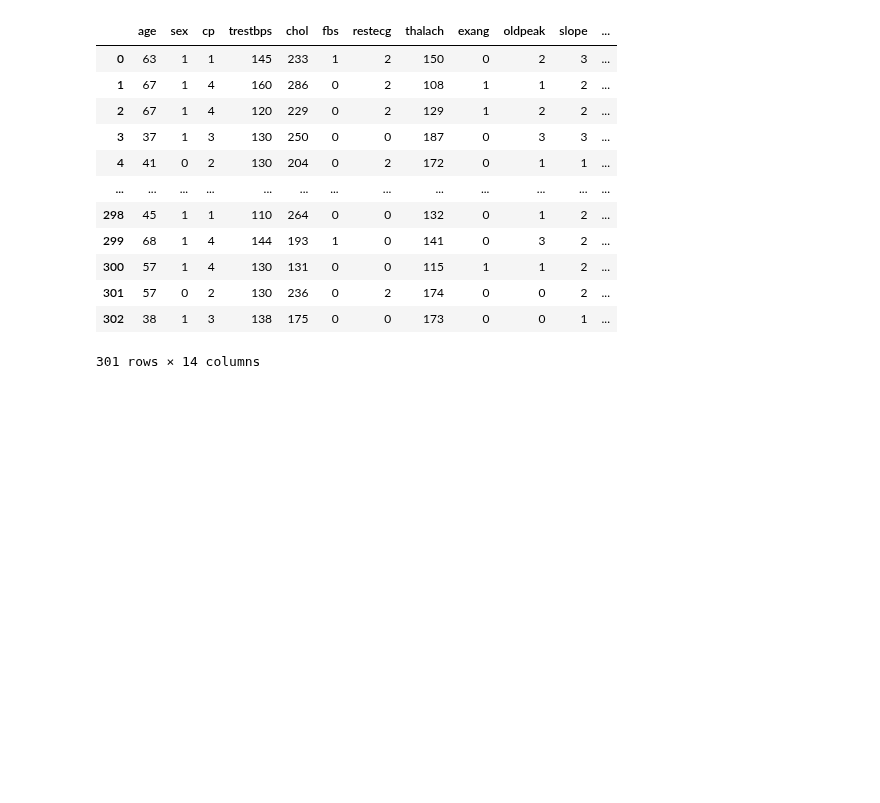
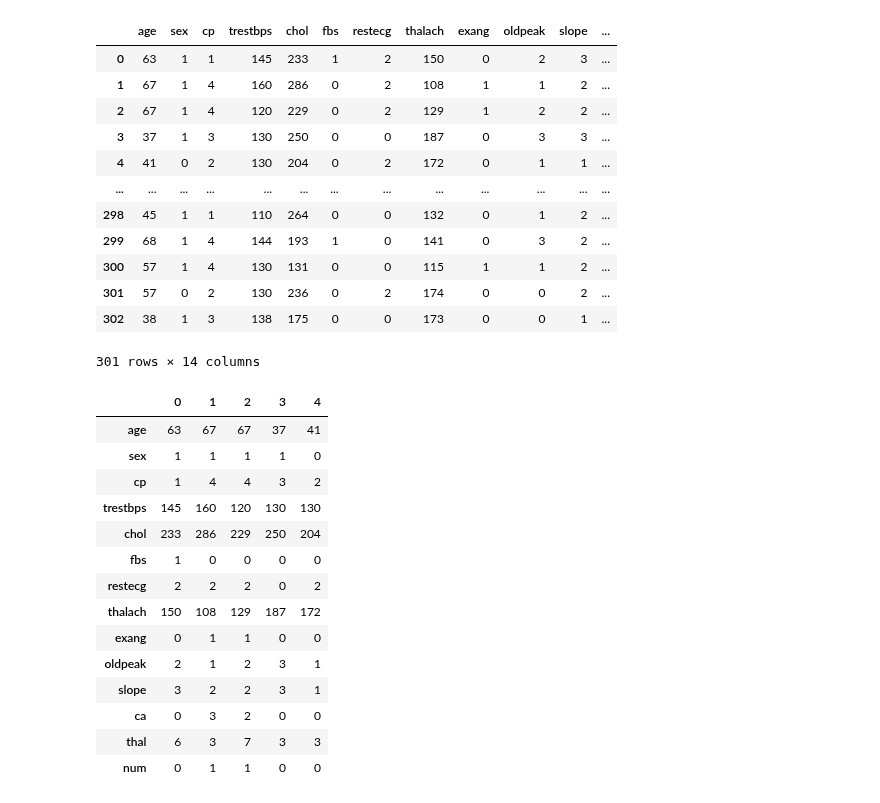
Before and after one commit to khvatov/machine-learning-zoomcamp-homework, a Jupyter notebook: midterm_project/midterm.ipynb, the cells around one changed output. Saved outputs shown, nothing was run; the diff lists cells and outputs as text; code cells hidden in the pictures; blank space fills up the shorter version.

```diff
--- a/midterm_project/midterm.ipynb
+++ b/midterm_project/midterm.ipynb
@@ -102,7 +102,7 @@ Attribute Information:
 # %%
 #Columns defined - I will assign a more readable column names in place of abbreviated ones
 
-columns = ['age', 'sex', 'chest_pain', 'trestbps', 'chol','fbs', 'restecg', 'thalach', 'exang', 'oldpeak', 'slope', 'ca', 'thal', 'num']
+columns = ['age', 'sex', 'cp', 'trestbps', 'chol','fbs', 'restecg', 'thalach', 'exang', 'oldpeak', 'slope', 'ca', 'thal', 'num']
 
 pwd = Path.resolve(Path("./data/processed.cleveland.data"))
 
@@ -323,3 +323,21 @@ p_cleveland_df
 | 301 | 57 | 0 | 2 | 130 | 236 | 0 | 2 | 174 | 0 | 0 | 2 | ... |
 | 302 | 38 | 1 | 3 | 138 | 175 | 0 | 0 | 173 | 0 | 0 | 1 | ... |
 301 rows × 14 columns
+# %%
+p_cleveland_df.head().T
+# %% [output]
+|  | 0 | 1 | 2 | 3 | 4 |
+| age | 63 | 67 | 67 | 37 | 41 |
+| sex | 1 | 1 | 1 | 1 | 0 |
+| cp | 1 | 4 | 4 | 3 | 2 |
+| trestbps | 145 | 160 | 120 | 130 | 130 |
+| chol | 233 | 286 | 229 | 250 | 204 |
+| fbs | 1 | 0 | 0 | 0 | 0 |
+| restecg | 2 | 2 | 2 | 0 | 2 |
+| thalach | 150 | 108 | 129 | 187 | 172 |
+| exang | 0 | 1 | 1 | 0 | 0 |
+| oldpeak | 2 | 1 | 2 | 3 | 1 |
+| slope | 3 | 2 | 2 | 3 | 1 |
+| ca | 0 | 3 | 2 | 0 | 0 |
+| thal | 6 | 3 | 7 | 3 | 3 |
+| num | 0 | 1 | 1 | 0 | 0 |
```
Also changed, not shown: parts of 13 cells of this notebook.
